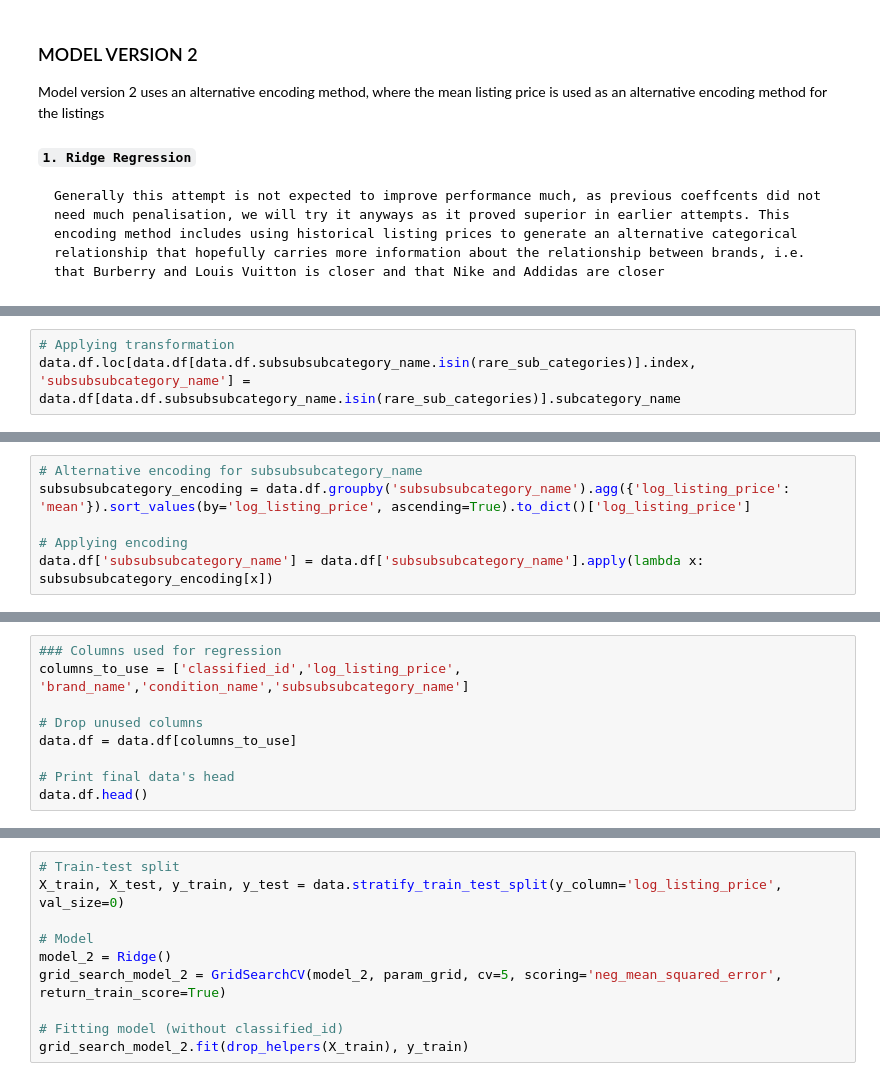
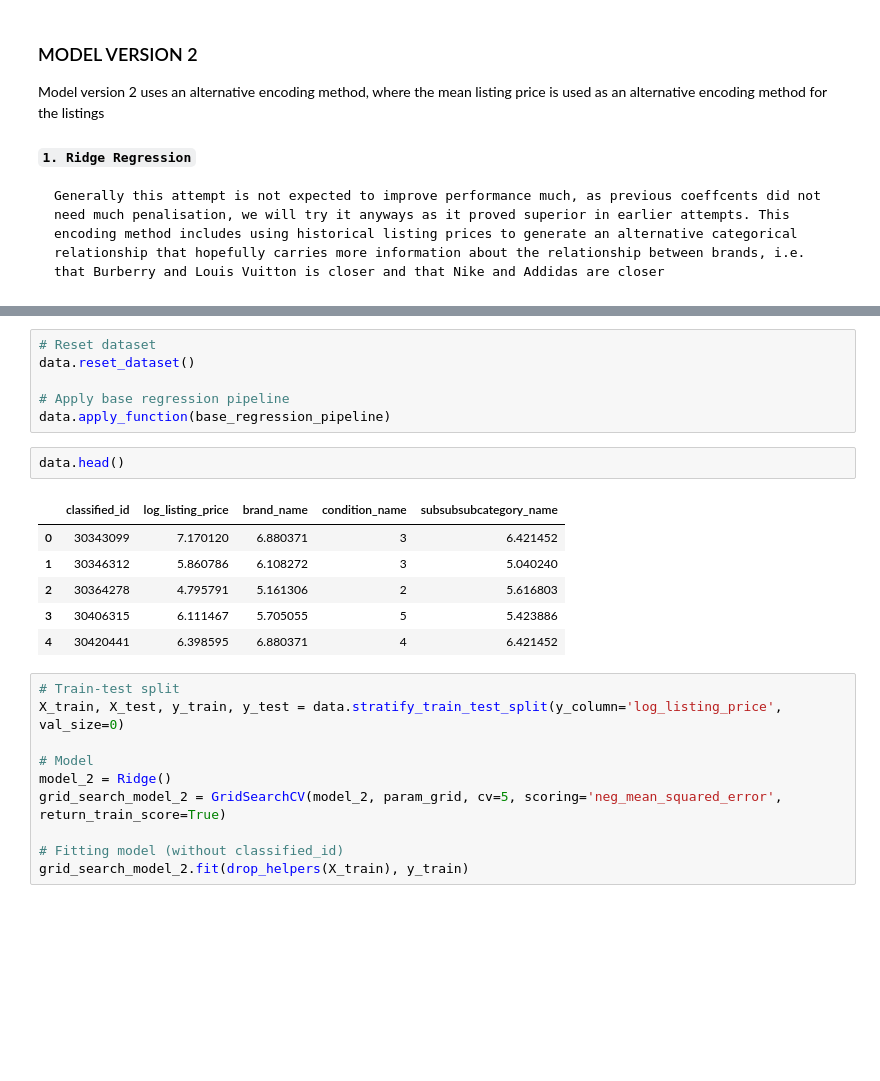
Before and after one commit to RasKrebs/pricing_wizards, a Jupyter notebook: notebooks/regularized_regression.ipynb, the cells around one changed output, grey strips where cells are left out. Saved outputs shown, nothing was run; the diff lists cells and outputs as text; blank space fills up the shorter version.

```diff
--- a/notebooks/regularized_regression.ipynb
+++ b/notebooks/regularized_regression.ipynb
@@ -377,3 +357,0 @@ Number of subsubsub categories with less than 30 listings: 146  or  0.05 % of da
-# %%
-# Applying transformation
-data.df.loc[data.df[data.df.subsubsubcategory_name.isin(rare_sub_categories)].index, 'subsubsubcategory_name'] = data.df[data.df.subsubsubcategory_name.isin(rare_sub_categories)].subcategory_name
@@ -386,6 +357,0 @@ Number of subsubsub categories with less than 30 listings: 0  or  0.0 % of datas
-# %%
-# Alternative encoding for subsubsubcategory_name
-subsubsubcategory_encoding = data.df.groupby('subsubsubcategory_name').agg({'log_listing_price': 'mean'}).sort_values(by='log_listing_price', ascending=True).to_dict()['log_listing_price']
-
-# Applying encoding
-data.df['subsubsubcategory_name'] = data.df['subsubsubcategory_name'].apply(lambda x: subsubsubcategory_encoding[x])
@@ -400,9 +357,0 @@ data.df['subsubsubcategory_name'] = data.df['subsubsubcategory_name'].apply(lamb
-# %%
-### Columns used for regression
-columns_to_use = ['classified_id','log_listing_price', 'brand_name','condition_name','subsubsubcategory_name']
-
-# Drop unused columns
-data.df = data.df[columns_to_use]
-
-# Print final data's head
-data.df.head()
@@ -416,3 +358,18 @@ data.df.head()
+# %%
+# Reset dataset
+data.reset_dataset()
+
+# Apply base regression pipeline
+data.apply_function(base_regression_pipeline)
+# %%
+data.head()
+# %% [output]
+|  | classified_id | log_listing_price | brand_name | condition_name | subsubsubcategory_name |
+| 0 | 30343099 | 7.170120 | 6.880371 | 3 | 6.421452 |
+| 1 | 30346312 | 5.860786 | 6.108272 | 3 | 5.040240 |
+| 2 | 30364278 | 4.795791 | 5.161306 | 2 | 5.616803 |
+| 3 | 30406315 | 6.111467 | 5.705055 | 5 | 5.423886 |
+| 4 | 30420441 | 6.398595 | 6.880371 | 4 | 6.421452 |
 # %%
 # Train-test split
 X_train, X_test, y_train, y_test = data.stratify_train_test_split(y_column='log_listing_price', val_size=0)
```
Also changed, not shown: parts of 25 cells of this notebook, 3 other files.
